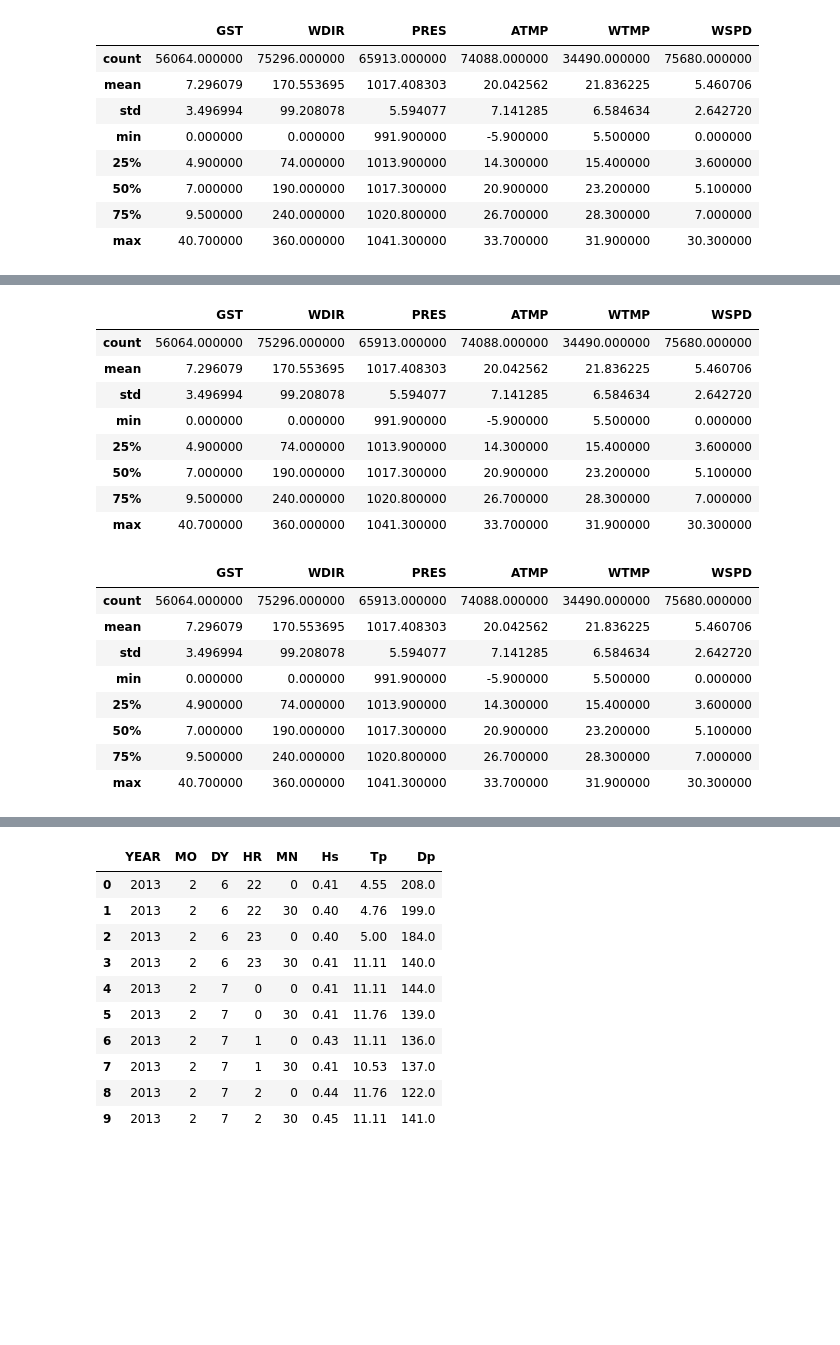
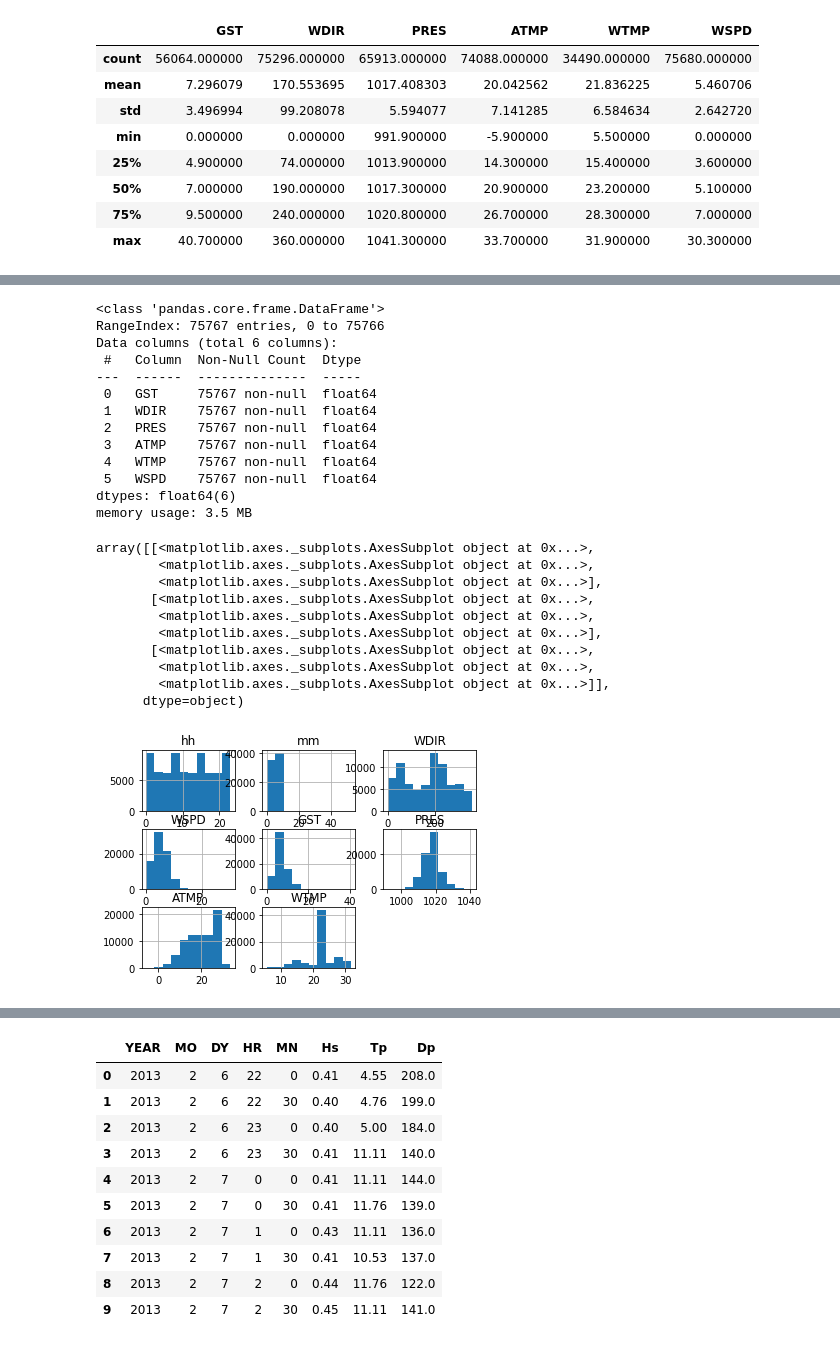
Before and after one commit to Forrestjohnson2000/Sea-Breeze-and-Shark-Analysis, a Jupyter notebook: Data_Preprocessing.ipynb, the cells around one changed output, grey strips where cells are left out. Drawn from its saved outputs; the diff is of its cells as text; code cells hidden in the pictures; blank space fills up the shorter version.

```diff
--- a/Data_Preprocessing.ipynb
+++ b/Data_Preprocessing.ipynb
@@ -99,31 +100,36 @@ from sklearn.impute import SimpleImputer
 #Imputing the mean into the missing data
 buoy_mean = buoy.copy(deep=True)
 mean_imputer = SimpleImputer(strategy="mean")
-buoy_mean.iloc[:,:] = mean_imputer.fit_transform(buoy_mean)
-buoy[["GST", "WDIR", "PRES", "ATMP", "WTMP", "WSPD"]].describe()
+buoy_mean.iloc[:,3:] = mean_imputer.fit_transform(buoy_mean.iloc[:,3:])
+buoy_mean[["GST", "WDIR", "PRES", "ATMP", "WTMP", "WSPD"]].info()
 # %% [output]
-|  | GST | WDIR | PRES | ATMP | WTMP | WSPD |
-| count | 56064.000000 | 75296.000000 | 65913.000000 | 74088.000000 | 34490.000000 | 75680.000000 |
-| mean | 7.296079 | 170.553695 | 1017.408303 | 20.042562 | 21.836225 | 5.460706 |
-| std | 3.496994 | 99.208078 | 5.594077 | 7.141285 | 6.584634 | 2.642720 |
-| min | 0.000000 | 0.000000 | 991.900000 | -5.900000 | 5.500000 | 0.000000 |
-| 25% | 4.900000 | 74.000000 | 1013.900000 | 14.300000 | 15.400000 | 3.600000 |
-| 50% | 7.000000 | 190.000000 | 1017.300000 | 20.900000 | 23.200000 | 5.100000 |
-| 75% | 9.500000 | 240.000000 | 1020.800000 | 26.700000 | 28.300000 | 7.000000 |
-| max | 40.700000 | 360.000000 | 1041.300000 | 33.700000 | 31.900000 | 30.300000 |
+<class 'pandas.core.frame.DataFrame'>
+RangeIndex: 75767 entries, 0 to 75766
+Data columns (total 6 columns):
+ #   Column  Non-Null Count  Dtype
+---  ------  --------------  -----
+ 0   GST     75767 non-null  float64
+ 1   WDIR    75767 non-null  float64
+ 2   PRES    75767 non-null  float64
+ 3   ATMP    75767 non-null  float64
+ 4   WTMP    75767 non-null  float64
+ 5   WSPD    75767 non-null  float64
+dtypes: float64(6)
+memory usage: 3.5 MB
-# %%
-#Inputing the median into the missing data
-buoy_median = buoy.copy(deep=True)
-median_imputer = SimpleImputer(strategy="median")
-buoy_median.iloc[:,:] = median_imputer.fit_transform(buoy_median)
-buoy[["GST", "WDIR", "PRES", "ATMP", "WTMP", "WSPD"]].describe()
-# %% [output]
-|  | GST | WDIR | PRES | ATMP | WTMP | WSPD |
-| count | 56064.000000 | 75296.000000 | 65913.000000 | 74088.000000 | 34490.000000 | 75680.000000 |
-| mean | 7.296079 | 170.553695 | 1017.408303 | 20.042562 | 21.836225 | 5.460706 |
-| std | 3.496994 | 99.208078 | 5.594077 | 7.141285 | 6.584634 | 2.642720 |
-| min | 0.000000 | 0.000000 | 991.900000 | -5.900000 | 5.500000 | 0.000000 |
-| 25% | 4.900000 | 74.000000 | 1013.900000 | 14.300000 | 15.400000 | 3.600000 |
-| 50% | 7.000000 | 190.000000 | 1017.300000 | 20.900000 | 23.200000 | 5.100000 |
-| 75% | 9.500000 | 240.000000 | 1020.800000 | 26.700000 | 28.300000 | 7.000000 |
-| max | 40.700000 | 360.000000 | 1041.300000 | 33.700000 | 31.900000 | 30.300000 |
+# %%
+#Creating a histogram of the given data, we can ignore month, year, day, hour and minute distributions
+#From the below graph we can see that windspeed and wind direction are not normally distributed, neither is pressure or Air temp
+import matplotlib.pyplot as plt
+buoy_mean.hist()
+# %% [output]
+array([[<matplotlib.axes._subplots.AxesSubplot object at 0x...>,
+        <matplotlib.axes._subplots.AxesSubplot object at 0x...>,
+        <matplotlib.axes._subplots.AxesSubplot object at 0x...>],
+       [<matplotlib.axes._subplots.AxesSubplot object at 0x...>,
+        <matplotlib.axes._subplots.AxesSubplot object at 0x...>,
+        <matplotlib.axes._subplots.AxesSubplot object at 0x...>],
+       [<matplotlib.axes._subplots.AxesSubplot object at 0x...>,
+        <matplotlib.axes._subplots.AxesSubplot object at 0x...>,
+        <matplotlib.axes._subplots.AxesSubplot object at 0x...>]],
+      dtype=object)
+[figure, added]
```
Also changed, not shown: parts of 47 cells of this notebook.
